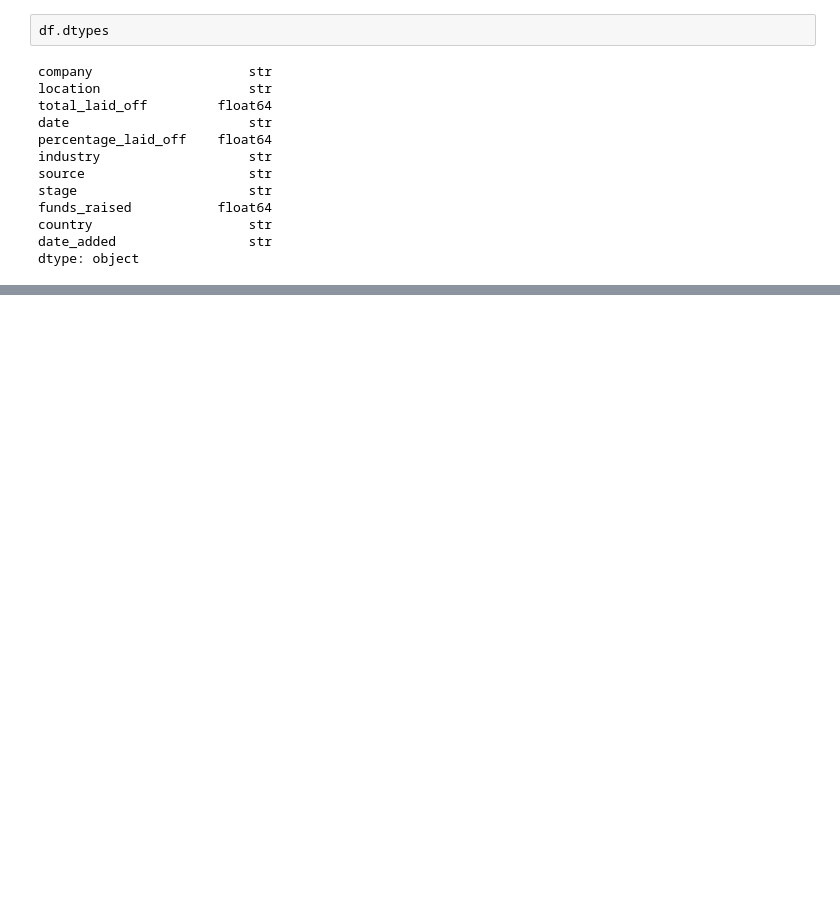
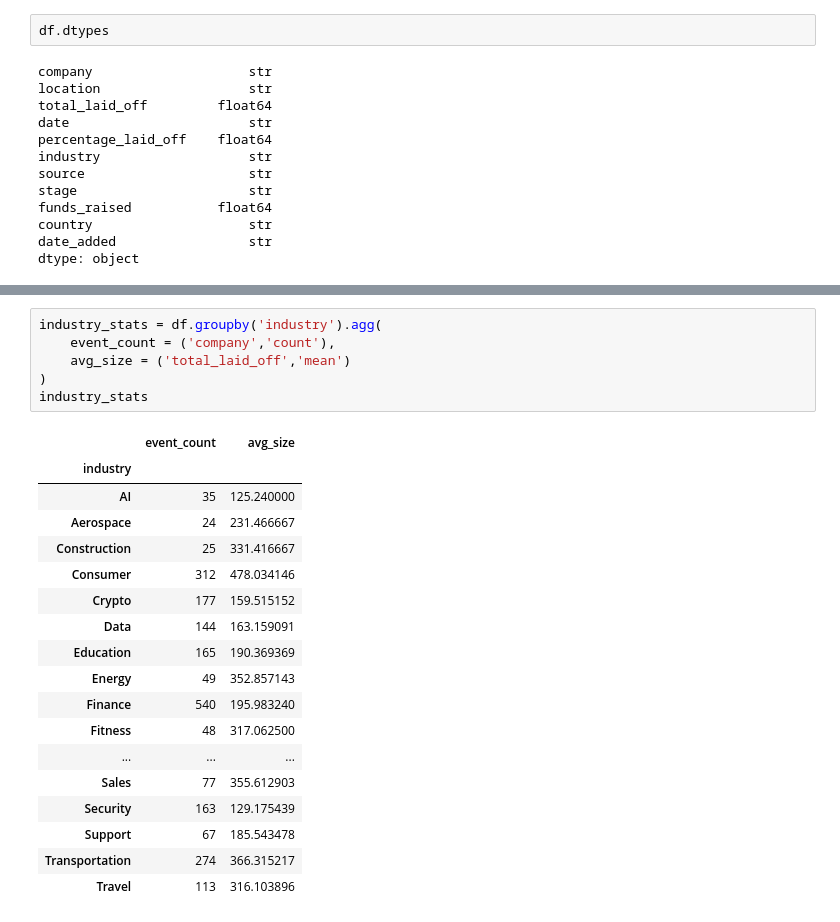
Before and after one commit to minnajoby/LayoffLens, a Jupyter notebook: notebooks/01_load_explore.ipynb, the cells around one changed output, grey strips where cells are left out. Drawn from its saved outputs; the diff is of its cells as text; blank space fills up the shorter version.

```diff
--- a/notebooks/01_load_explore.ipynb
+++ b/notebooks/01_load_explore.ipynb
@@ -31,0 +288,25 @@ dtype: object
+# %%
+industry_stats = df.groupby('industry').agg(
+    event_count = ('company','count'),
+    avg_size = ('total_laid_off','mean')
+)
+industry_stats
+# %% [output]
+|  | event_count | avg_size |
+| industry |  |  |
+| AI | 35 | 125.240000 |
+| Aerospace | 24 | 231.466667 |
+| Construction | 25 | 331.416667 |
+| Consumer | 312 | 478.034146 |
+| Crypto | 177 | 159.515152 |
+| Data | 144 | 163.159091 |
+| Education | 165 | 190.369369 |
+| Energy | 49 | 352.857143 |
+| Finance | 540 | 195.983240 |
+| Fitness | 48 | 317.062500 |
+| ... | ... | ... |
+| Sales | 77 | 355.612903 |
+| Security | 163 | 129.175439 |
+| Support | 67 | 185.543478 |
+| Transportation | 274 | 366.315217 |
+| Travel | 113 | 316.103896 |
```
Also changed, not shown: parts of 29 cells of this notebook.
